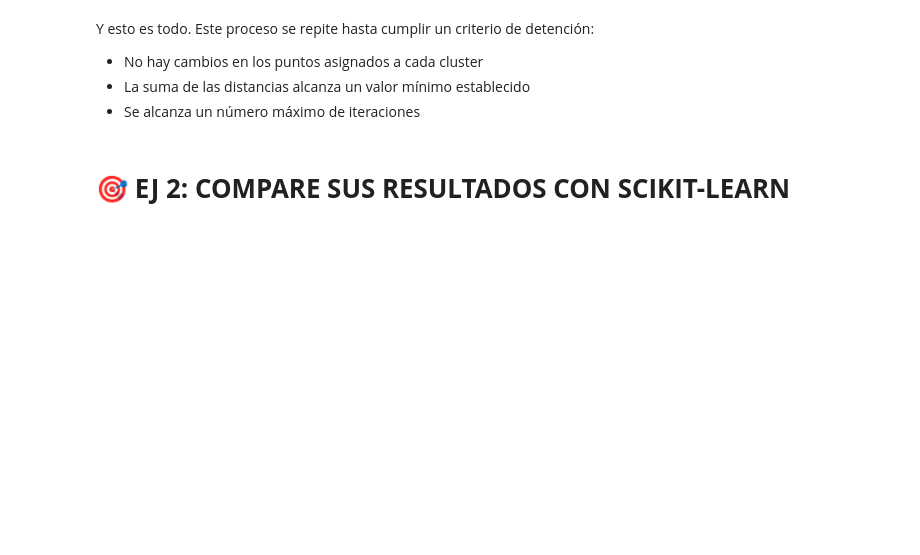
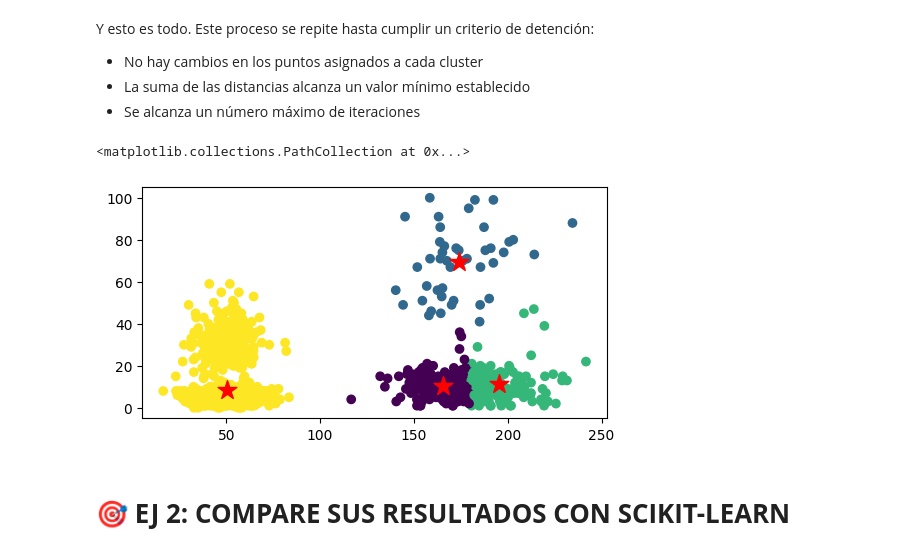
Before and after one commit to SandraNavarrete-docente/aprendizaje-automatico-252601, a Jupyter notebook: 04-MODELOS-NO-SUPERVISADOS/4_2_Métodos_de_clustering_basados_en_particiones (1).ipynb, the cells around one changed output. Cells and saved outputs as stored; diff of their text form; code cells hidden in the pictures; blank space fills up the shorter version.

```diff
--- a/04-MODELOS-NO-SUPERVISADOS/4_2_Métodos_de_clustering_basados_en_particiones (1).ipynb
+++ b/04-MODELOS-NO-SUPERVISADOS/4_2_Métodos_de_clustering_basados_en_particiones (1).ipynb
@@ -52,6 +54,10 @@ def paso1_elije_centros(K, Dx):
   cDx = np.zeros(K*Dx.shape[1])
   cDx.shape = (K,Dx.shape[1])
   # 1.1 Completa el codigo aqui
+  x1 = random_sample_float(K, np.min(Dx[:,0]), np.max(Dx[:,0]))
+  x2 = random_sample_float(K, np.min(Dx[:,1]), np.max(Dx[:,1]))
+  cDx[:,0] = x1
+  cDx[:,1] = x2
   return cDx
 # %%
 print('Los centros iniciales elegidos aleatoriamente son:')
@@ -82,7 +96,7 @@ def paso2_asigna_puntos(Dx, cDx):
       # a cada centro existente en cDx. Podemos utilizar para ello la función
       # distancia_euclidiana_grupo.
 
-     distancia_punto_a_centros =  # 1.2 Completa el codigo aqui
+      distancia_punto_a_centros = distancia_euclidiana_grupo(Dx[i], cDx)
 
       # Una vez calculada la distancia, necesitamos averiguar el índice de
       # la distancia mínima. Para ello, podemos usar la función argmin de numpy.
@@ -108,7 +125,7 @@ def paso3_actualiza_centros(Dx, cDx, Dyp, K):
       puntos_cluster_k = Dx[Dyp == k]
       # Calculamos la media de las coordenadas x e y
       if len(puntos_cluster_k) > 0:  # Evitar división por cero si el cluster está vacío
-          cDx[k,:] = # 1.3 Completa el codigo aqui
+          cDx[k,:] = puntos_cluster_k.mean(axis=0)
       else:
           # Si el cluster está vacío, mantenemos el centroide anterior
           cDx[k,:] = cDx_ant[k,:]
@@ -128,7 +148,7 @@ Y esto es todo. Este proceso se repite hasta cumplir un criterio de detención:
 *   Se alcanza un número máximo de iteraciones
 # %%
 def MyKMeans(Dx, K):
-  cDx = # 1.4 Completa el codigo aqui
+  cDx = paso1_elije_centros(K , Dx) # 1.4 Completa el codigo aqui
   cDxIni = cDx.copy()
   # Flag de convergencia
   iterando = True
@@ -136,16 +156,19 @@ def MyKMeans(Dx, K):
     # Vector auxiliar para guardar los centros de la iteración pasada
     # necesarios para identificar la convergencia
     cDx_ant = cDx.copy()
-    Dyp = # 1.5 Completa el codigo aqui
+    Dyp = paso2_asigna_puntos(Dx,cDx) # 1.5 Completa el codigo aqui
     # Calcular los nuevos centros
-    cDx = # 1.6 Completa el codigo aqui
+    cDx = paso3_actualiza_centros(Dx,cDx,Dyp , K) # 1.6 Completa el codigo aqui
     iterando = (np.absolute(np.sum(cDx-cDx_ant)) > 0.00001)
   return cDx, Dyp, cDxIni
 # %%
-cDx, Dyp,cDxIni = MyKMeans(Dx, 3)
+cDx, Dyp,cDxIni = MyKMeans(Dx, 4)
 fig, ax = plt.subplots(figsize=(6,3))
 ax.scatter(Dx[:,0],Dx[:,1], c=Dyp)
 ax.scatter(cDx[:,0],cDx[:,1], marker='*', s=200, c='r')
+# %% [output]
+<matplotlib.collections.PathCollection at 0x...>
+[figure, added]
 # %% [markdown]
 # 🎯 **EJ 2: COMPARE SUS RESULTADOS CON SCIKIT-LEARN**
 # %%
```
Also changed, not shown: parts of 15 cells of this notebook.
